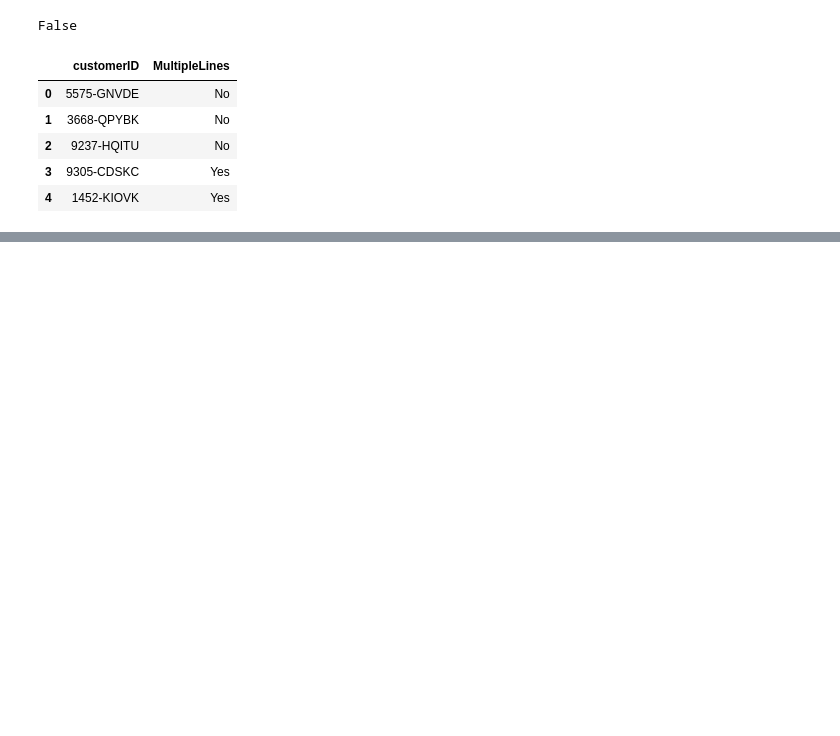
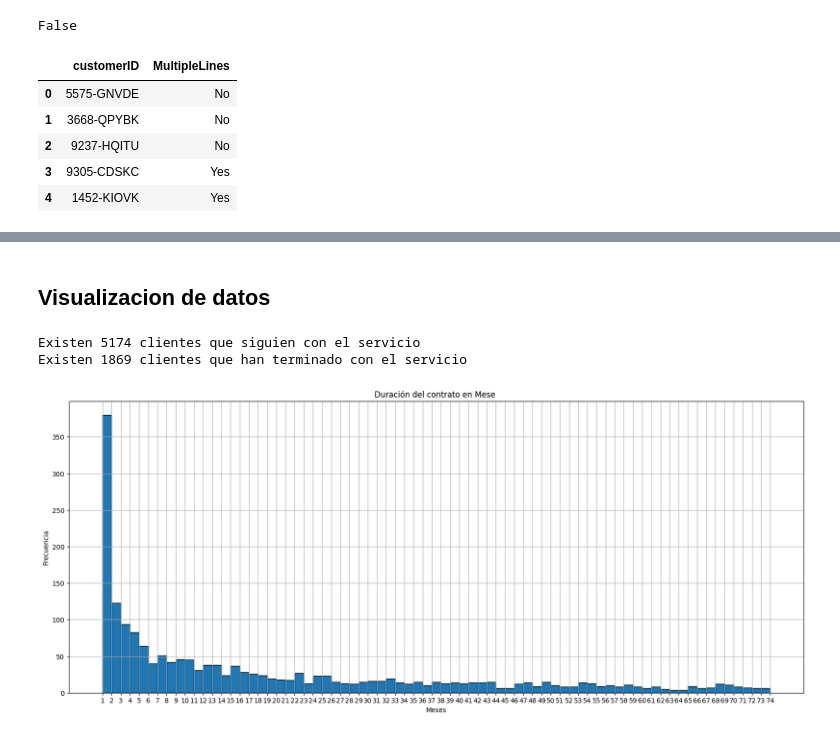
Before and after one commit to yerayM21/Telecomuncaciones-pronosticar-su-tasa-de-cancelacion-de-clientes, a Jupyter notebook: Proyecto_final.ipynb, the cells around one changed output, grey strips where cells are left out. Saved outputs shown, nothing was run; the diff lists cells and outputs as text; code cells hidden in the pictures; blank space fills up the shorter version.

Commit message:
Generar visualizaciones

```diff
--- a/Proyecto_final.ipynb
+++ b/Proyecto_final.ipynb
@@ -83,7 +101,7 @@ print(Contratos[Contratos['TotalCharges'].isna()])
 6754  Bank transfer (automatic)           61.90           NaN
 # %%
 #Trato de valores null
-Contratos["EndDate"]=Contratos["EndDate"].fillna('no')
+Contratos["TotalCharges"] = Contratos["TotalCharges"].fillna(Contratos['MonthlyCharges'])
 # %%
 print(Contratos.isna().sum())
 # %% [output]
@@ -253,0 +274,9 @@ Phone.head()
+# %%
+# Merge de tabla contratos con internet
+Merge_1 = pd.merge(Contratos,Internet,on='customerID',how='outer')
+# Merge de tabla Merge_1 con Personal
+Merge_2 = pd.merge(Merge_1,Personal,on='customerID',how='outer')
+# Merge de tabla Merge_2 con Phone
+Historical = pd.merge(Merge_2,Phone,on='customerID',how='outer')
+# Creacion de la columnas Churn rate
+Historical['ChurnRate'] = np.where(Historical['EndDate'].isna(),0,1)
@@ -253,0 +333,34 @@ Phone.head()
+# %% [markdown]
+## Visualizacion de datos
+# %%
+# Creacion de un dataframe aparte, para modificar los datos para genera visualizaciones
+df_grafica = Historical.copy()
+# %%
+print(f"Existen {df_grafica[df_grafica['EndDate'].isna()].shape[0]} clientes que siguien con el servicio")
+print(f"Existen {df_grafica[~df_grafica['EndDate'].isna()].shape[0]} clientes que han terminado con el servicio")
+
+df_grafica_EndDate = df_grafica[~df_grafica['EndDate'].isna()]
+df_grafica_EndDate = df_grafica_EndDate.copy()
+# %% [output]
+Existen 5174 clientes que siguien con el servicio
+Existen 1869 clientes que han terminado con el servicio
+# %%
+#Filtracion de datos que requerimos
+df_grafica_EndDate['Duration'] = (df_grafica_EndDate['EndDate'] - df_grafica_EndDate['BeginDate']).dt.days
+df_grafica_EndDate['Duration_months'] = df_grafica_EndDate['Duration'] // 30
+#Creacionn de grafica para visualizar el tiempo del contrato ante finalizar
+plt.figure(figsize=(20, 8))
+
+# Crear el histograma
+plt.hist(df_grafica_EndDate['Duration_months'], bins=range(1, df_grafica_EndDate['Duration_months'].max() + 2), edgecolor='black')
+
+plt.title('Duración del contrato en Mese ')
+plt.xlabel('Meses')
+plt.ylabel('Frecuencia')
+plt.xticks(range(1, df_grafica_EndDate['Duration_months'].max() + 2))
+
+
+plt.grid(True)
+plt.show()
+# %% [output]
+[figure, added]
```
Also changed, not shown: parts of 13 cells of this notebook.
